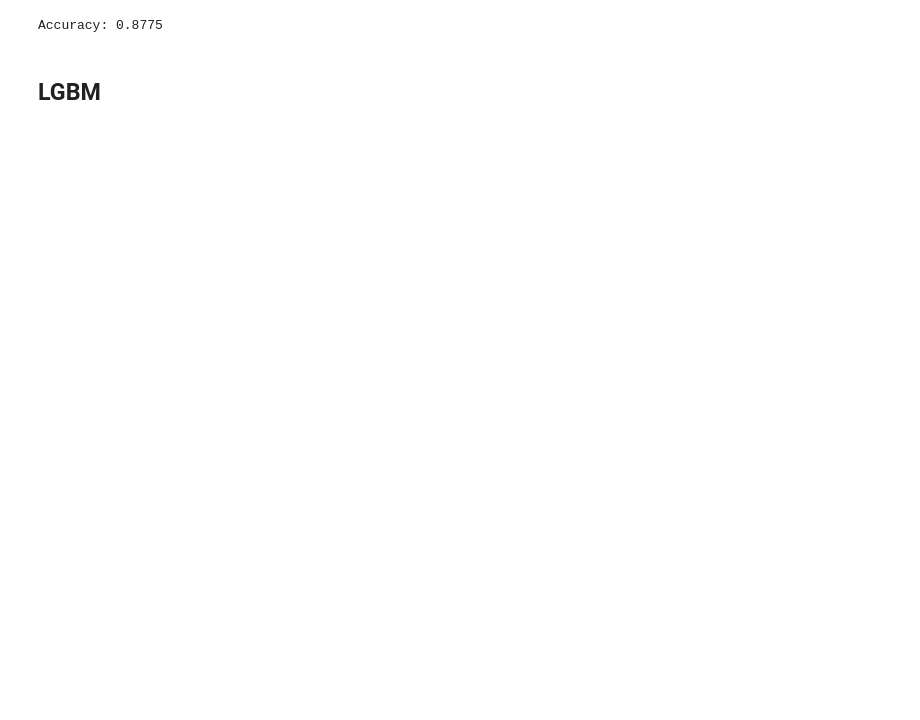
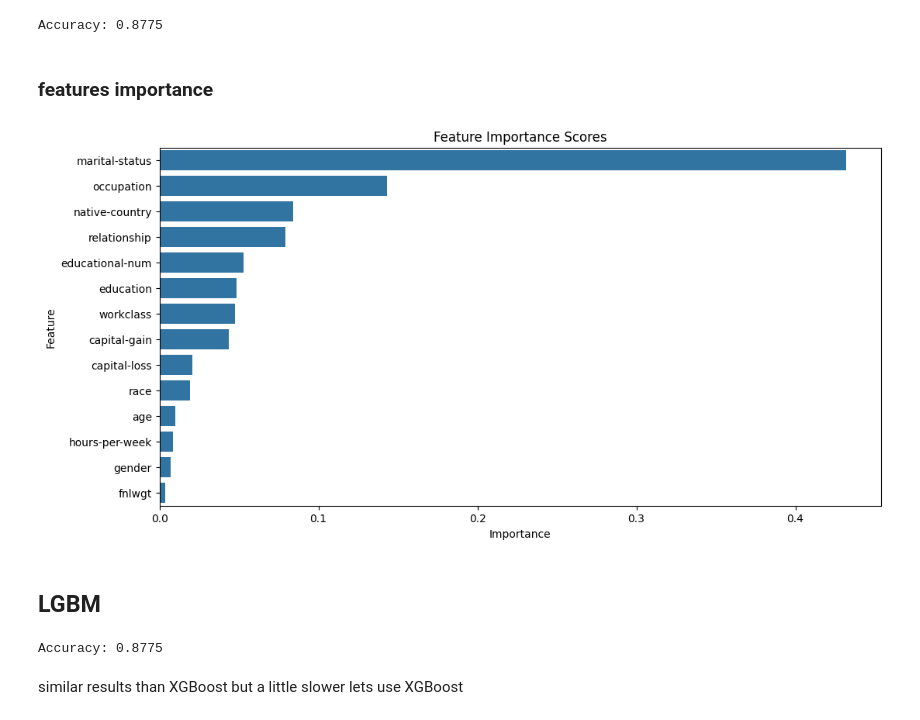
Before and after one commit to ConstanceGlly/Interpretability_and_Fairness_Income, a Jupyter notebook: EDA/Models.ipynb, the cells around one changed output. Drawn from its saved outputs; the diff is of its cells as text; code cells hidden in the pictures; blank space fills up the shorter version.

```diff
--- a/EDA/Models.ipynb
+++ b/EDA/Models.ipynb
@@ -242,3 +249,5 @@ accuracy = accuracy_score(y_test_bin, y_pred)
 print(f"Accuracy: {accuracy:.4f}")
 # %% [output]
 Accuracy: 0.8775
+# %% [markdown]
+### features importance
@@ -245,9 +267,53 @@ Accuracy: 0.8775
+# %%
+###################  HANDLE THE ONEHOT ENCODED FEATURES ######################
+
+# Create a DataFrame with feature names and importance scores
+feature_importance_df_categ = pd.DataFrame(
+    {"Feature": one_hot_feature_names,
+        "Importance": feature_importances[:102:]}
+)
+
+# Extract the original categorical feature names and category names
+original_categorical_features = [
+    col.split("_")[0] for col in feature_importance_df_categ["Feature"]
+]
+category_names = [col.split("_")[1]
+                  for col in feature_importance_df_categ["Feature"]]
+
+# Add the original feature and category names as columns in the DataFrame
+feature_importance_df_categ["OriginalFeature"] = original_categorical_features
+feature_importance_df_categ["Category"] = category_names
+
+# Group by the original categorical feature and category, calculate the mean of importances
+category_importance = pd.DataFrame(columns=["mean", "sum"])
+category_importance["mean"] = feature_importance_df_categ.groupby(["OriginalFeature"])[
+    "Importance"
+].mean()
+category_importance["Importance"] = feature_importance_df_categ.groupby(
+    ["OriginalFeature"]
+)["Importance"].sum()
+category_importance["Feature"] = category_importance.index
+category_importance = category_importance.reset_index()
+# %%
+categ_imp_plot = category_importance[["Feature", "Importance"]]
+imp_plot = pd.concat([categ_imp_plot, feature_importance_df[-6:]], ignore_index=True)
+imp_plot = imp_plot.sort_values(by="Importance", ascending=False)
+# %%
+# Create a bar plot of feature importance
+plt.figure(figsize=(12, 6))
+sns.barplot(x="Importance", y="Feature", data=imp_plot)
+plt.xlabel("Importance")
+plt.ylabel("Feature")
+plt.title("Feature Importance Scores")
+plt.show()
+# %% [output]
+[figure, added]
 # %% [markdown]
 ## LGBM
 # %%
 # Define preprocessing for categorical and numeric data
 categorical_preprocessor = OneHotEncoder()
-numeric_preprocessor =  StandardScaler()
+numeric_preprocessor = StandardScaler()
 
 # Create a column transformer
 preprocessor = ColumnTransformer(
@@ -259,10 +325,9 @@ preprocessor = ColumnTransformer(
 )
 
 # Create a pipeline with preprocessing and the machine learning model
-regressor = LGBMRegressor(max_depth=25,
-                            n_estimators=150,
-                            learning_rate= 0.3,
-                            num_leaves=25)
+regressor = LGBMRegressor(
+    max_depth=25, n_estimators=150, learning_rate=0.3, num_leaves=25
+)
 
 pipeline = Pipeline([("preprocessor", preprocessor), ("model", model)])
 # Fit the pipeline (including preprocessing) to the training data
@@ -273,3 +338,7 @@ y_pred = pipeline.predict(X_test)
 # Evaluate the model's performance
 accuracy = accuracy_score(y_test_bin, y_pred)
 print(f"Accuracy: {accuracy:.4f}")
+# %% [output]
+Accuracy: 0.8775
+# %% [markdown]
+similar results than XGBoost but a little slower lets use XGBoost
```
Also changed, not shown: parts of 8 cells of this notebook.
